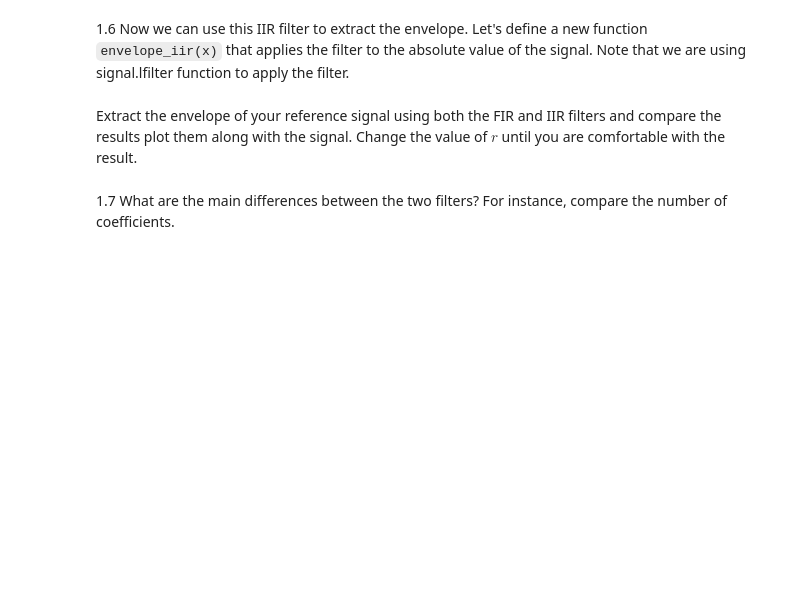
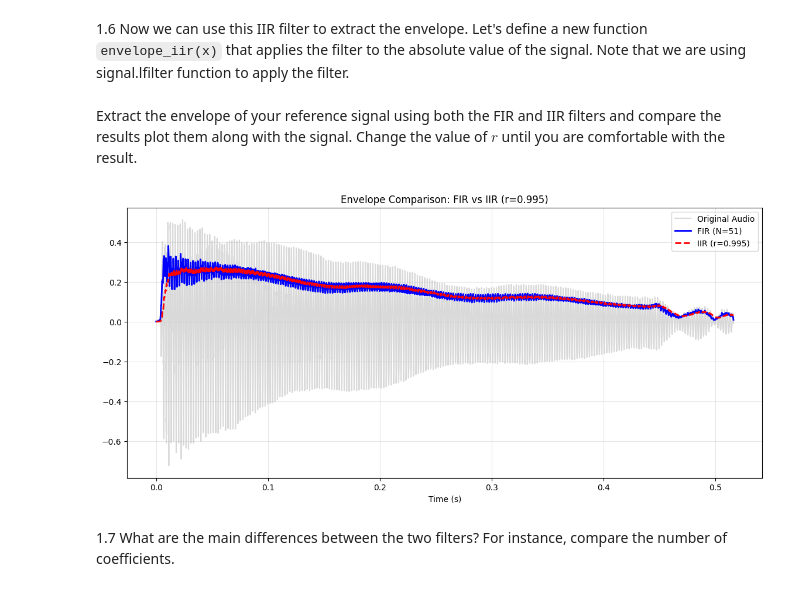
Before and after one commit to lauraceballos01/sis1_group4, a Jupyter notebook: Lab6.ipynb, the cells around one changed output. Drawn from its saved outputs; the diff is of its cells as text; code cells hidden in the pictures; blank space fills up the shorter version.

```diff
--- a/Lab6.ipynb
+++ b/Lab6.ipynb
@@ -122,3 +120,31 @@ Extract the envelope of your reference signal using both the FIR and IIR filters
+# %%
+ref, fs= load_audio("sis1_group4ukelele.wav")
+# %%
+def envelope_fir(x, N):
+    return np.convolve(np.abs(x), np.ones(N)/N, mode='same')
+
+N_val = 51         # FIR Window size (Try 51, 101)
+r_val = 0.995      # IIR Pole position
+
+env_fir = envelope_fir(ref, N_val)
+env_iir = envelope_iir(ref, r_val)
+
+plt.figure(figsize=(14, 6))
+time_axis = np.arange(len(ref)) / fs
+
+plt.plot(time_axis, ref, color='silver', alpha=0.6, label='Original Audio')
+
+plt.plot(time_axis, env_fir, 'b', linewidth=2, label=f'FIR (N={N_val})')
+
+plt.plot(time_axis, env_iir, 'r--', linewidth=2, label=f'IIR (r={r_val})')
+
+plt.title(f'Envelope Comparison: FIR vs IIR (r={r_val})')
+plt.xlabel('Time (s)')
+plt.legend()
+plt.grid(True, alpha=0.3)
+plt.show()
+# %% [output]
+[figure, added]
 # %% [markdown]
 1.7 What are the main differences between the two filters? For instance, compare the number of coefficients.
 # %% [markdown]
```
Also changed, not shown: parts of 3 cells of this notebook.
